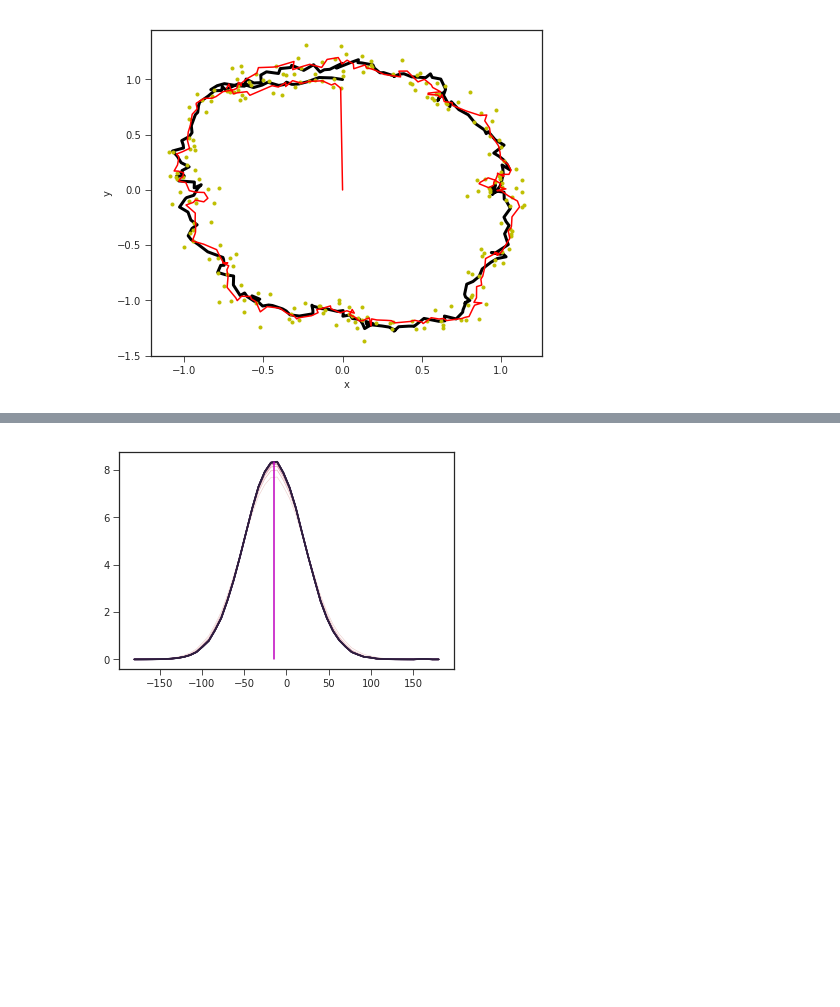
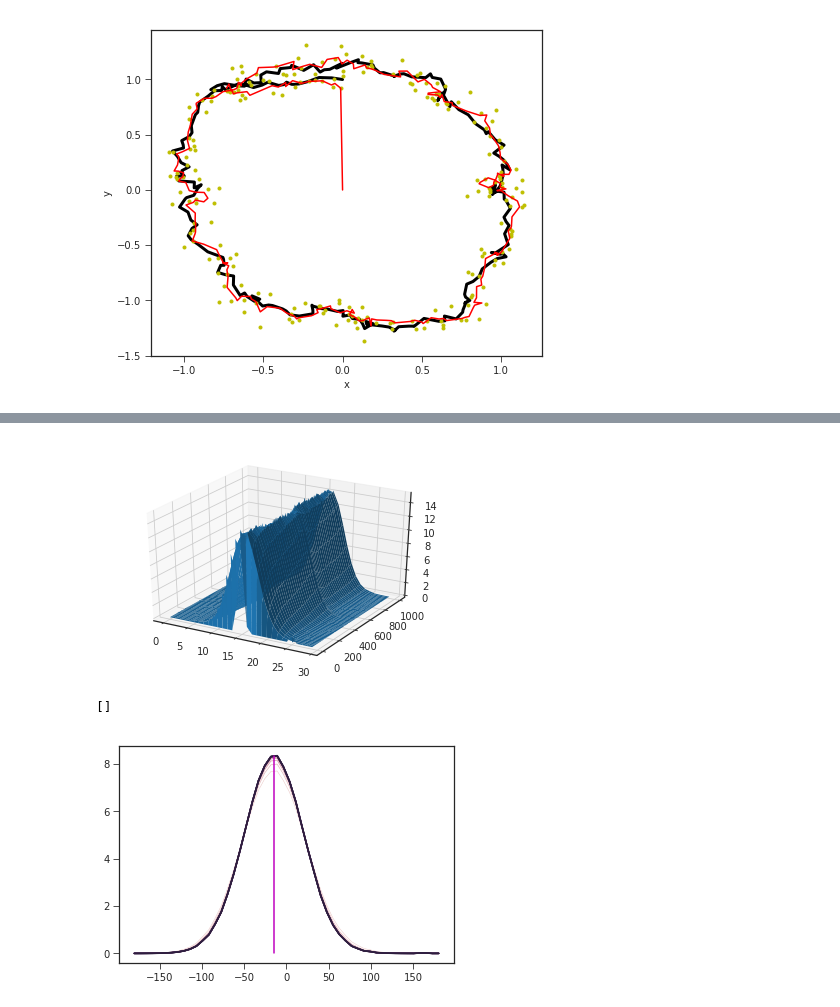
Before and after one commit to mlprt/neurkal, a Jupyter notebook: 1d_tracking.ipynb, the cells around one changed output, grey strips where cells are left out. Cells and saved outputs as stored; diff of their text form; code cells hidden in the pictures; blank space fills up the shorter version.

```diff
--- a/1d_tracking.ipynb
+++ b/1d_tracking.ipynb
@@ -667,0 +680,10 @@ pp.close()
+# %%
+plot_step = 5
+fig = plt.figure()
+ax = fig.gca(projection='3d')
+prefs_, ts_ = np.meshgrid(range(p), range(0, steps, plot_step))
+act = np.array(activities)[::plot_step]
+surf = ax.plot_surface(prefs_, ts_, act, linewidth=0)
+plt.show()
+# %% [output]
+[figure, added]
@@ -668,3 +741,7 @@ pp.close()
+# %%
+weird_ros
+# %% [output]
+[]
 # %%
 # test readout convergence
 its = 15
```
Also changed, not shown: parts of 12 cells of this notebook, 2 other files.
